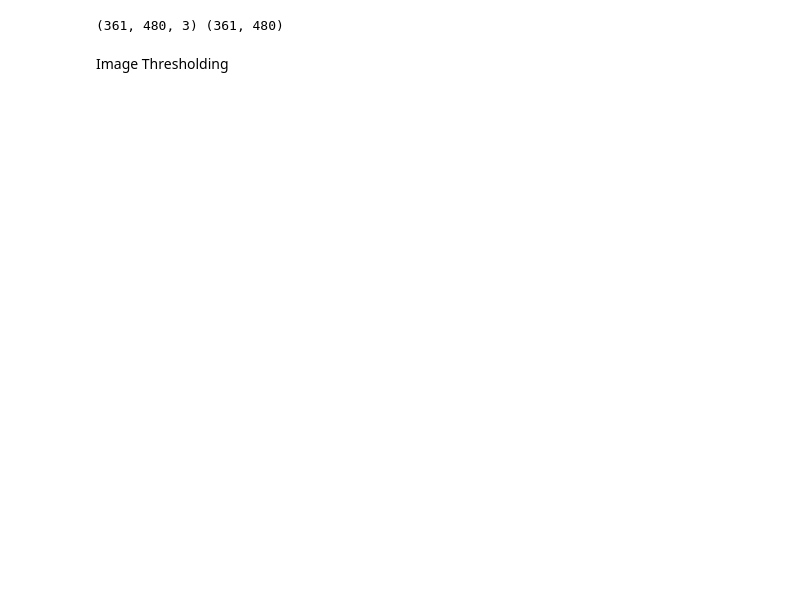
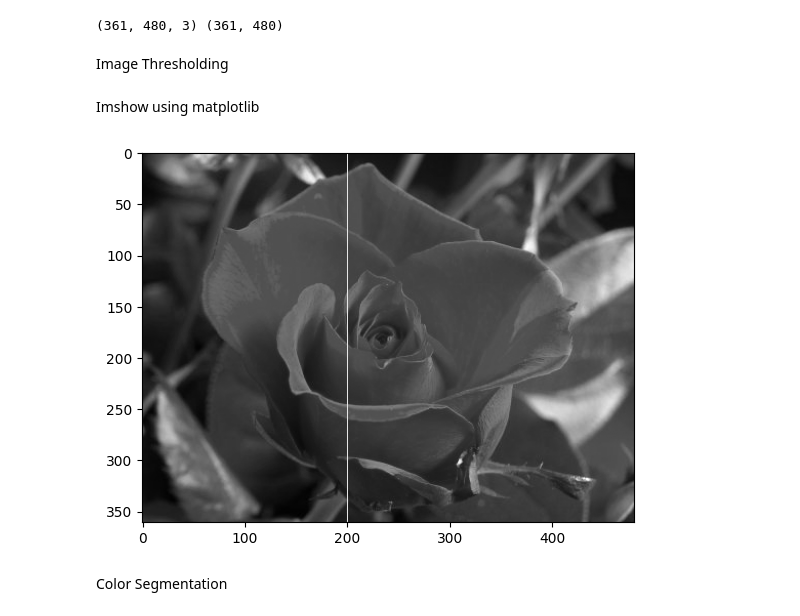
Before and after one commit to induwara20014/python-new, a Jupyter notebook: Advanced python program/image_processing.ipynb, the cells around one changed output. Saved outputs shown, nothing was run; the diff lists cells and outputs as text; code cells hidden in the pictures; blank space fills up the shorter version.

Commit message:
image processing

```diff
--- a/Advanced python program/image_processing.ipynb
+++ b/Advanced python program/image_processing.ipynb
@@ -133,0 +160,15 @@ Image Thresholding
+# %% [markdown]
+Imshow using matplotlib
+# %%
+import numpy as np
+import cv2
+from matplotlib import pyplot as plt
+
+img = cv2.imread(r"C:\Users\ASUS\OneDrive\Desktop\python new\codes\new-flower.png",0)
+
+plt.imshow(img, cmap = 'gray')
+plt.show()
+# %% [output]
+[figure, added]
+# %% [markdown]
+Color Segmentation
```
Also changed, not shown: parts of 5 cells of this notebook.
